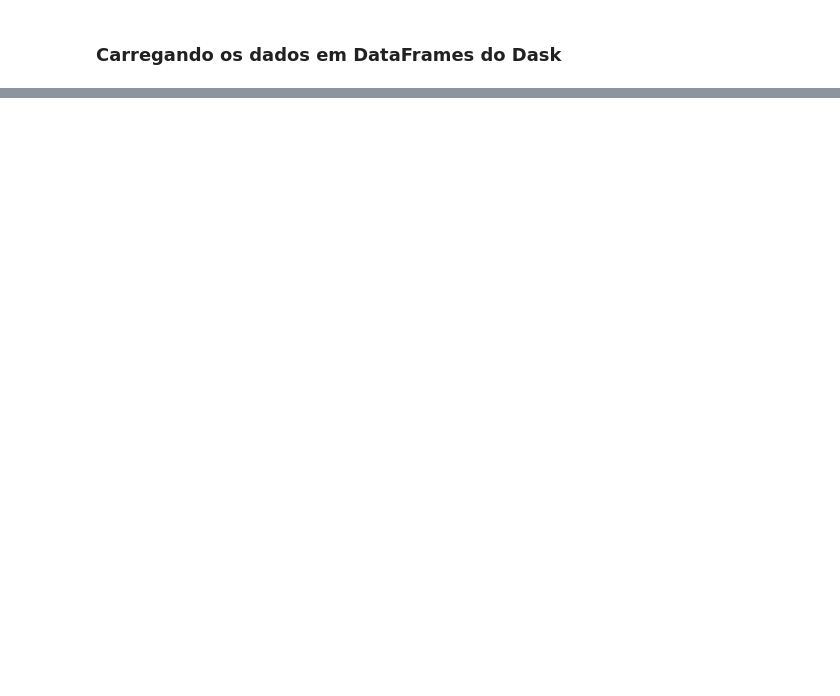
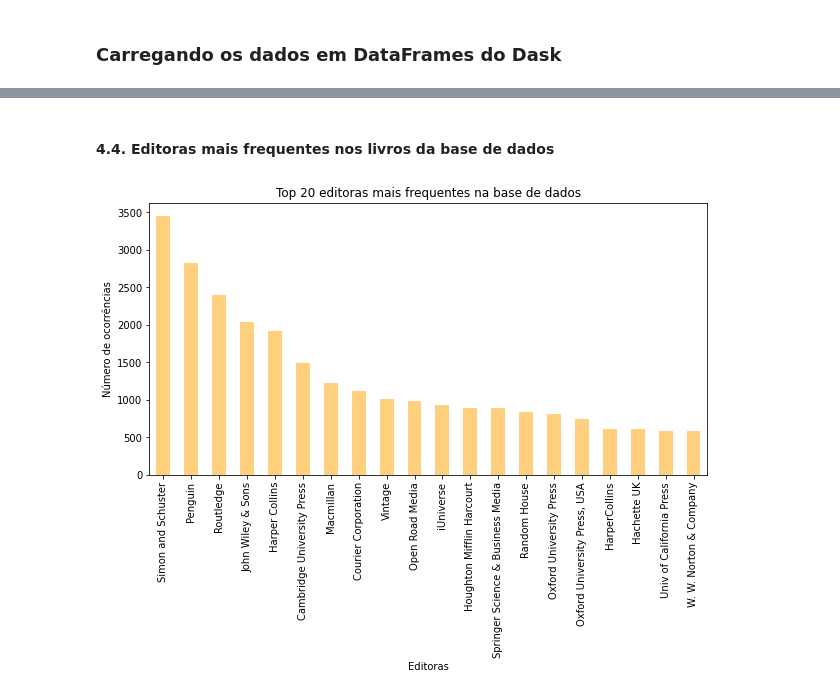
Before and after one commit to ArthurCisotto/projetoBigData2022.2, a Jupyter notebook: projetoBigData.ipynb, the cells around one changed output, grey strips where cells are left out. Cells and saved outputs as stored; diff of their text form; code cells hidden in the pictures; blank space fills up the shorter version.

```diff
--- a/projetoBigData.ipynb
+++ b/projetoBigData.ipynb
@@ -107,0 +284,15 @@ reviews.head()
+# %% [markdown]
+#### 4.4. Editoras mais frequentes nos livros da base de dados
+# %%
+editoras = dados_livros['publisher']
+editoras_df = pd.DataFrame(editoras.compute())
+top_20_editoras = editoras_df['publisher'].value_counts().head(20)
+
+plt.figure(figsize=(10,5))
+plt.title('Top 20 editoras mais frequentes na base de dados')
+plt.xlabel('Editoras')
+plt.ylabel('Número de ocorrências')
+top_20_editoras.plot.bar(color='orange', alpha=0.5)
+plt.show()
+# %% [output]
+[figure, added]
```
Also changed, not shown: parts of 60 cells of this notebook, 1 other file.
